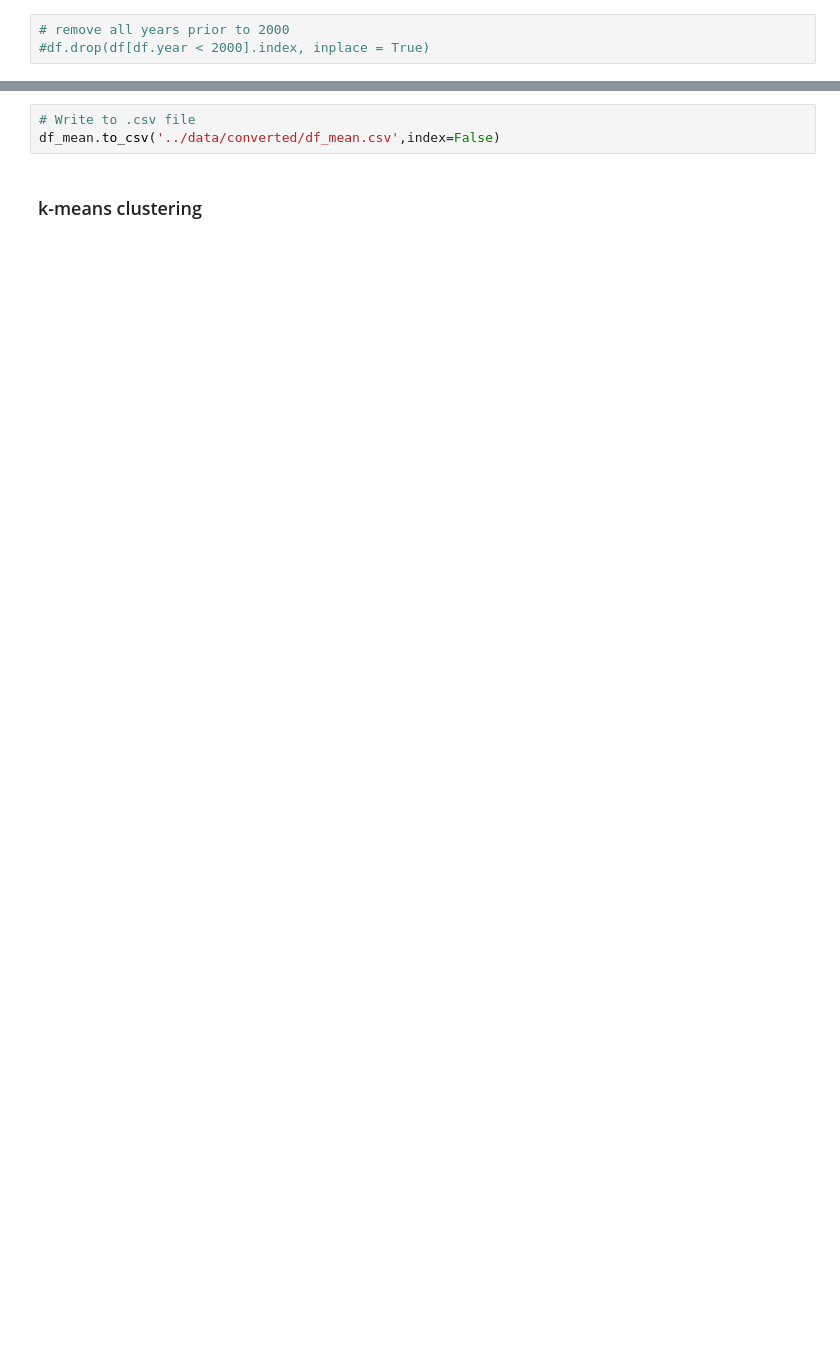
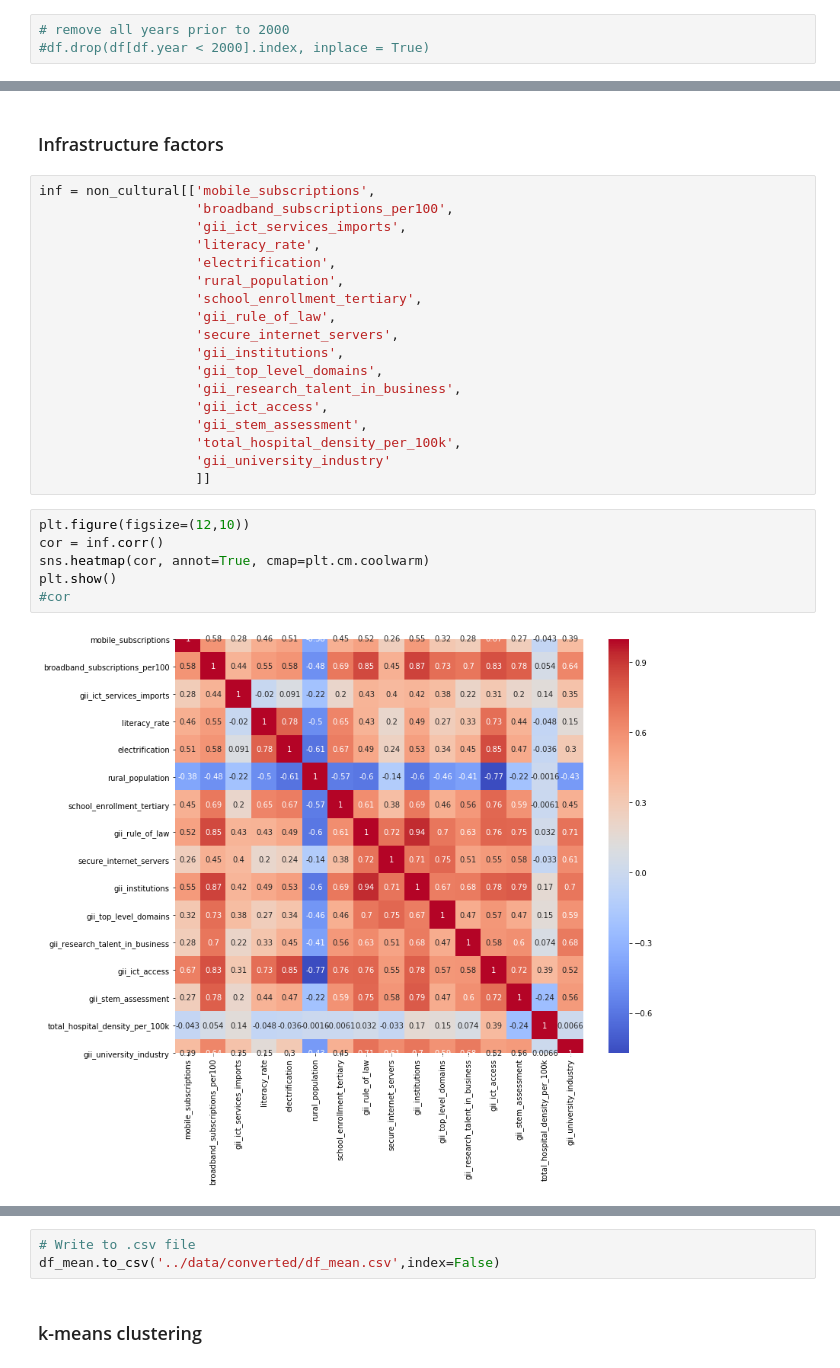
Before and after one commit to MissFacetious/Innovation, a Jupyter notebook: data_analysis/unsupervised.ipynb, the cells around one changed output, grey strips where cells are left out. Drawn from its saved outputs; the diff is of its cells as text; blank space fills up the shorter version.

```diff
--- a/data_analysis/unsupervised.ipynb
+++ b/data_analysis/unsupervised.ipynb
@@ -45,0 +176,28 @@ df_mean.drop(['year'], axis =1, inplace = True)
+# %% [markdown]
+### Infrastructure factors
+# %%
+inf = non_cultural[['mobile_subscriptions',
+                    'broadband_subscriptions_per100',
+                    'gii_ict_services_imports',
+                    'literacy_rate',
+                    'electrification',
+                    'rural_population',
+                    'school_enrollment_tertiary',
+                    'gii_rule_of_law',
+                    'secure_internet_servers',
+                    'gii_institutions',
+                    'gii_top_level_domains',
+                    'gii_research_talent_in_business',
+                    'gii_ict_access',
+                    'gii_stem_assessment',
+                    'total_hospital_density_per_100k',
+                    'gii_university_industry'
+                    ]]
+# %%
+plt.figure(figsize=(12,10))
+cor = inf.corr()
+sns.heatmap(cor, annot=True, cmap=plt.cm.coolwarm)
+plt.show()
+#cor
+# %% [output]
+[figure, added]
```
Also changed, not shown: parts of 36 cells of this notebook.
